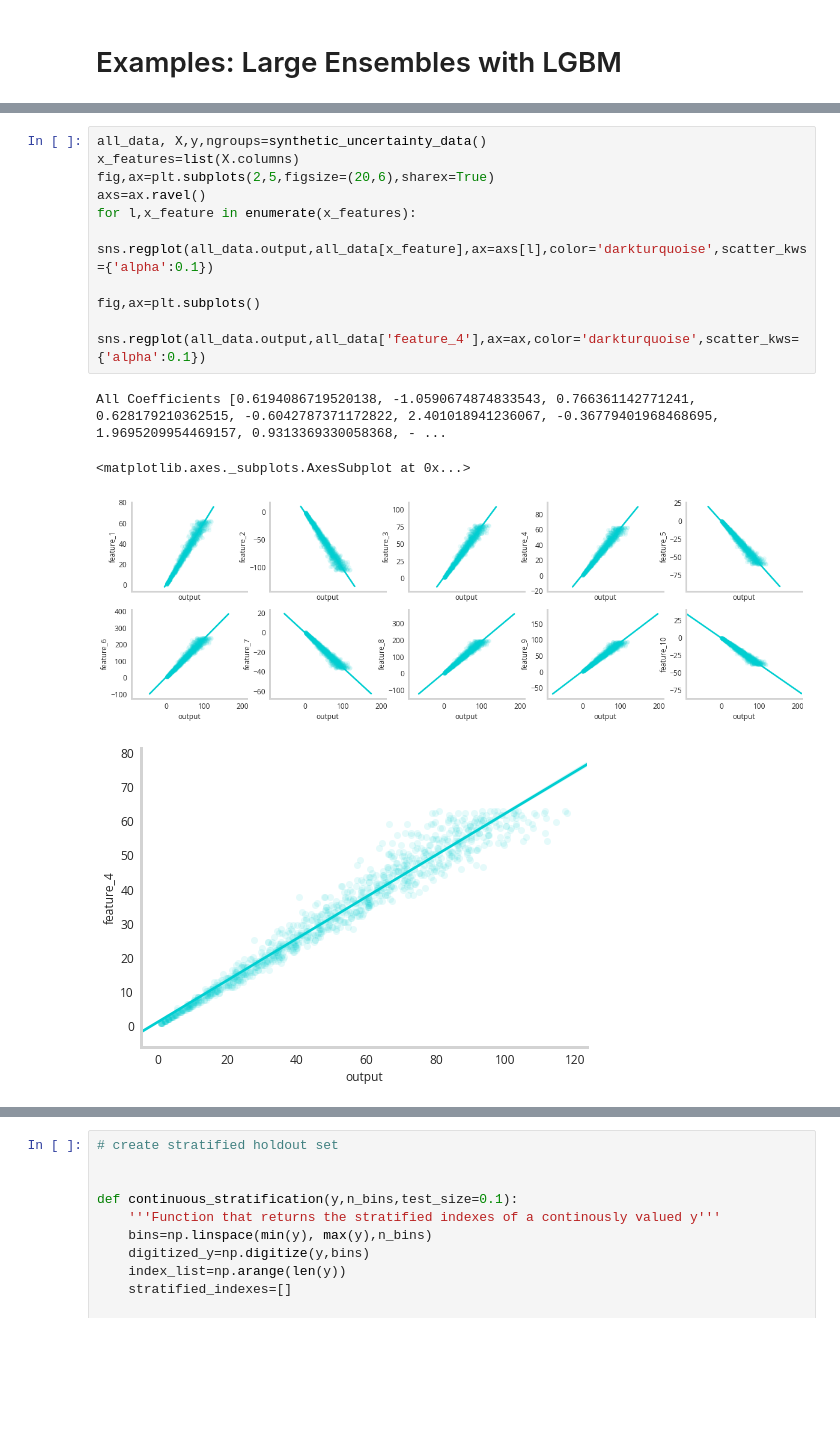
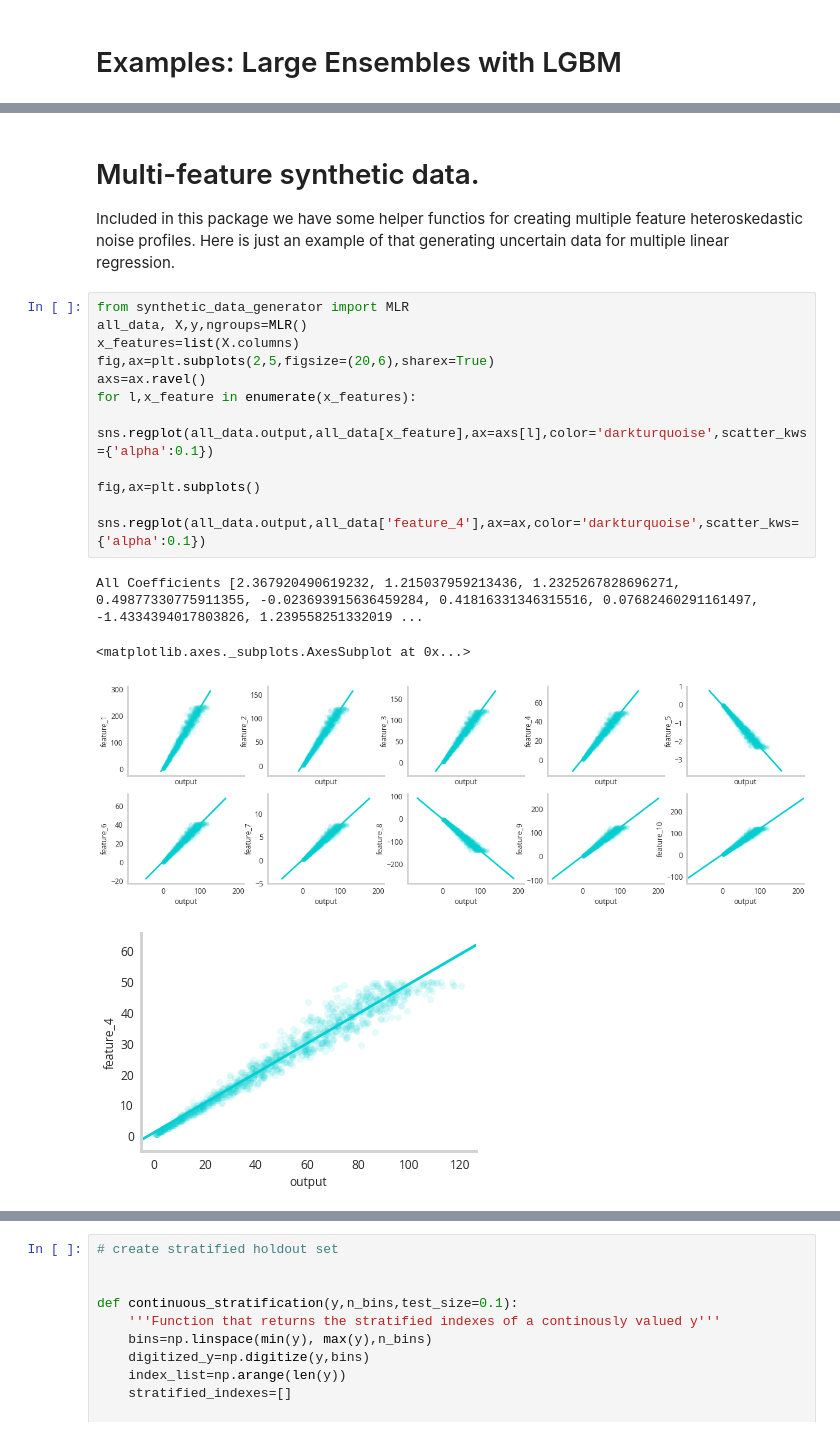
Before and after one commit to NicholasARossi/UQ_methods, a Jupyter notebook: notebooks/Ensemble_methods.ipynb, the cells around one changed output, grey strips where cells are left out. Cells and saved outputs as stored; diff of their text form; blank space fills up the shorter version.

```diff
--- a/notebooks/Ensemble_methods.ipynb
+++ b/notebooks/Ensemble_methods.ipynb
@@ -176,17 +171,21 @@ In order to validate our methods, we're going to
+# %% [markdown]
+# Multi-feature synthetic data.
+Included in this package we have some helper functios for creating multiple feature heteroskedastic noise profiles. Here is just an example of that generating uncertain data for multiple linear regression.
 # %%
-all_data, X,y,ngroups=synthetic_uncertainty_data()
+from synthetic_data_generator import MLR
+all_data, X,y,ngroups=MLR()
 x_features=list(X.columns)
 fig,ax=plt.subplots(2,5,figsize=(20,6),sharex=True)
 axs=ax.ravel()
 for l,x_feature in enumerate(x_features):
     sns.regplot(all_data.output,all_data[x_feature],ax=axs[l],color='darkturquoise',scatter_kws={'alpha':0.1})
 
 fig,ax=plt.subplots()
 
 sns.regplot(all_data.output,all_data['feature_4'],ax=ax,color='darkturquoise',scatter_kws={'alpha':0.1})
 # %% [output]
-All Coefficients [0.6194086719520138, -1.0590674874833543, 0.766361142771241, 0.628179210362515, -0.6042787371172822, 2.401018941236067, -0.36779401968468695, 1.9695209954469157, 0.9313369330058368, - ...
+All Coefficients [2.367920490619232, 1.215037959213436, 1.2325267828696271, 0.49877330775911355, -0.023693915636459284, 0.41816331346315516, 0.07682460291161497, -1.4334394017803826, 1.239558251332019 ...
 <matplotlib.axes._subplots.AxesSubplot at 0x...>
-[figure, old version]
+[figure, new version]
-[figure, old version]
+[figure, new version]
 # %% [markdown]
```
Also changed, not shown: parts of 36 cells of this notebook, 2 other files.
